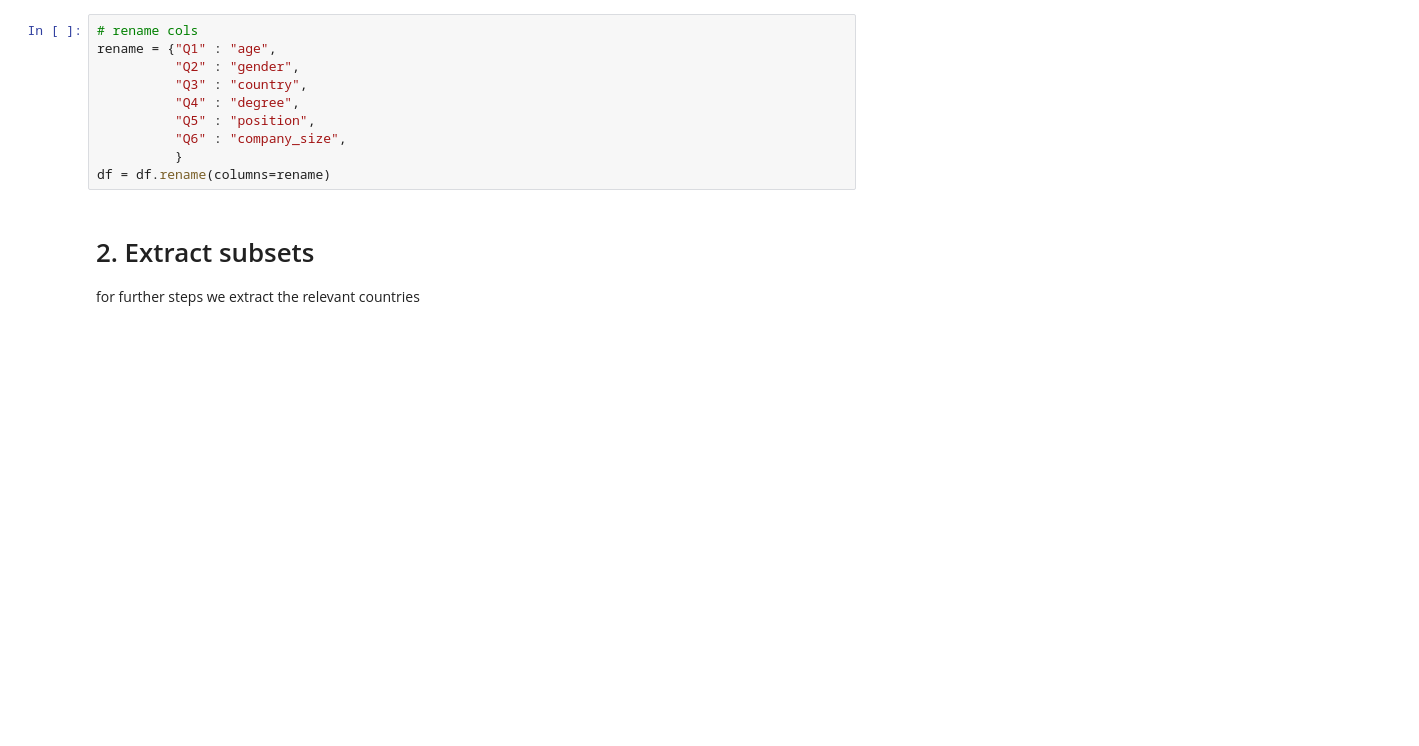
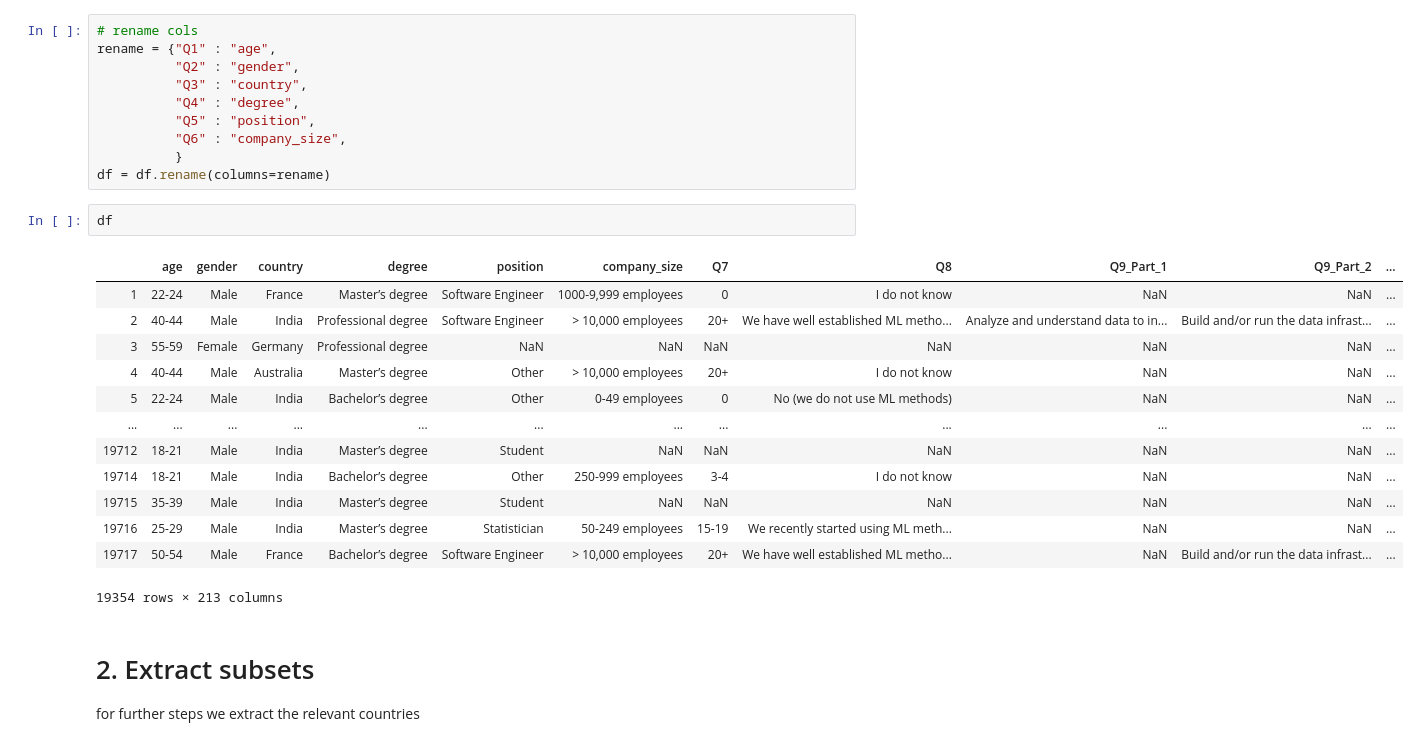
Before and after one commit to laurakah/BattleOfTheGiants, a Jupyter notebook: notebooks/battle-of-giants-alu.ipynb, the cells around one changed output. Drawn from its saved outputs; the diff is of its cells as text; blank space fills up the shorter version.

```diff
--- a/notebooks/battle-of-giants-alu.ipynb
+++ b/notebooks/battle-of-giants-alu.ipynb
@@ -93,6 +93,22 @@ rename = {"Q1" : "age",
           "Q6" : "company_size",
           }
 df = df.rename(columns=rename)
+# %%
+df
+# %% [output]
+|  | age | gender | country | degree | position | company_size | Q7 | Q8 | Q9_Part_1 | Q9_Part_2 | ... |
+| 1 | 22-24 | Male | France | Master’s degree | Software Engineer | 1000-9,999 employees | 0 | I do not know | NaN | NaN | ... |
+| 2 | 40-44 | Male | India | Professional degree | Software Engineer | > 10,000 employees | 20+ | We have well established ML metho... | Analyze and understand data to in... | Build and/or run the data infrast... | ... |
+| 3 | 55-59 | Female | Germany | Professional degree | NaN | NaN | NaN | NaN | NaN | NaN | ... |
+| 4 | 40-44 | Male | Australia | Master’s degree | Other | > 10,000 employees | 20+ | I do not know | NaN | NaN | ... |
+| 5 | 22-24 | Male | India | Bachelor’s degree | Other | 0-49 employees | 0 | No (we do not use ML methods) | NaN | NaN | ... |
+| ... | ... | ... | ... | ... | ... | ... | ... | ... | ... | ... | ... |
+| 19712 | 18-21 | Male | India | Master’s degree | Student | NaN | NaN | NaN | NaN | NaN | ... |
+| 19714 | 18-21 | Male | India | Bachelor’s degree | Other | 250-999 employees | 3-4 | I do not know | NaN | NaN | ... |
+| 19715 | 35-39 | Male | India | Master’s degree | Student | NaN | NaN | NaN | NaN | NaN | ... |
+| 19716 | 25-29 | Male | India | Master’s degree | Statistician | 50-249 employees | 15-19 | We recently started using ML meth... | NaN | NaN | ... |
+| 19717 | 50-54 | Male | France | Bachelor’s degree | Software Engineer | > 10,000 employees | 20+ | We have well established ML metho... | NaN | Build and/or run the data infrast... | ... |
+19354 rows × 213 columns
 # %% [markdown]
 # 2. Extract subsets
 for further steps we extract the relevant countries
```
Also changed, not shown: 2 other files.
